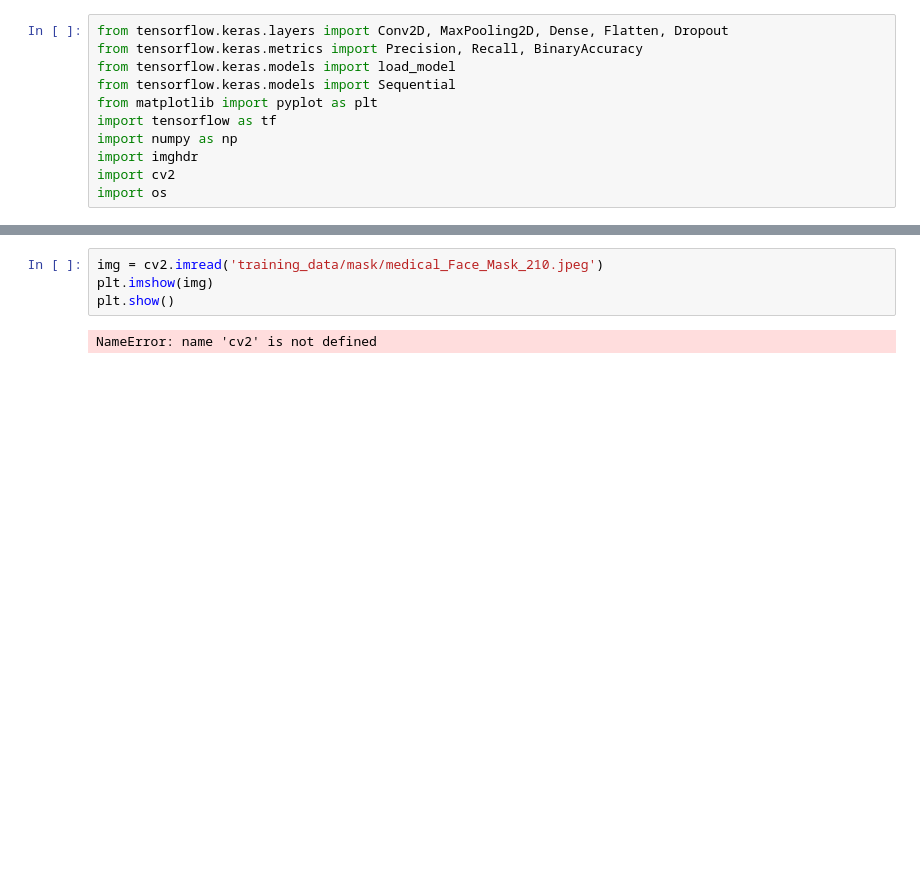
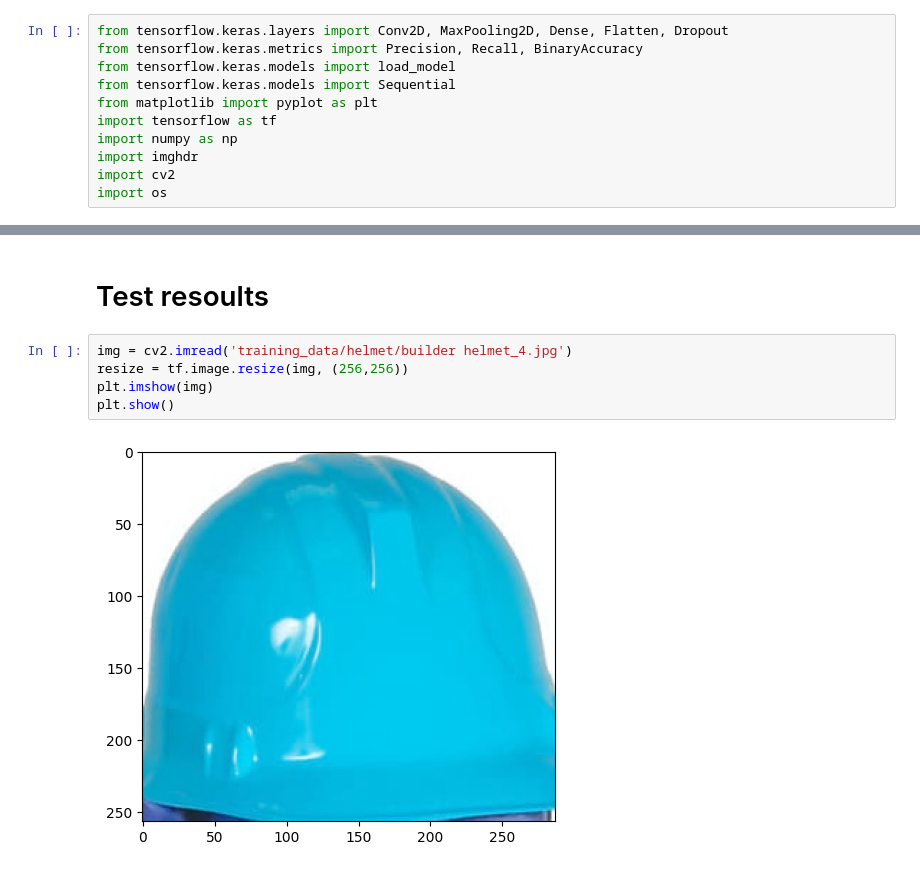
Before and after one commit to SzymonMarciniak/EmployeeSafetySystem, a Jupyter notebook: training/custom_model_training.ipynb, the cells around one changed output, grey strips where cells are left out. Saved outputs shown, nothing was run; the diff lists cells and outputs as text; blank space fills up the shorter version.

Commit message:
Add documentation for training model file

```diff
--- a/training/custom_model_training.ipynb
+++ b/training/custom_model_training.ipynb
@@ -122,6 +100,9 @@ Epoch 20/20
+# %% [markdown]
+# Test resoults
 # %%
-img = cv2.imread('training_data/mask/medical_Face_Mask_210.jpeg')
+img = cv2.imread('training_data/helmet/builder helmet_4.jpg')
+resize = tf.image.resize(img, (256,256))
 plt.imshow(img)
 plt.show()
 # %% [output]
-NameError: name 'cv2' is not defined
+[figure, added]
```
Also changed, not shown: parts of 16 cells of this notebook.
